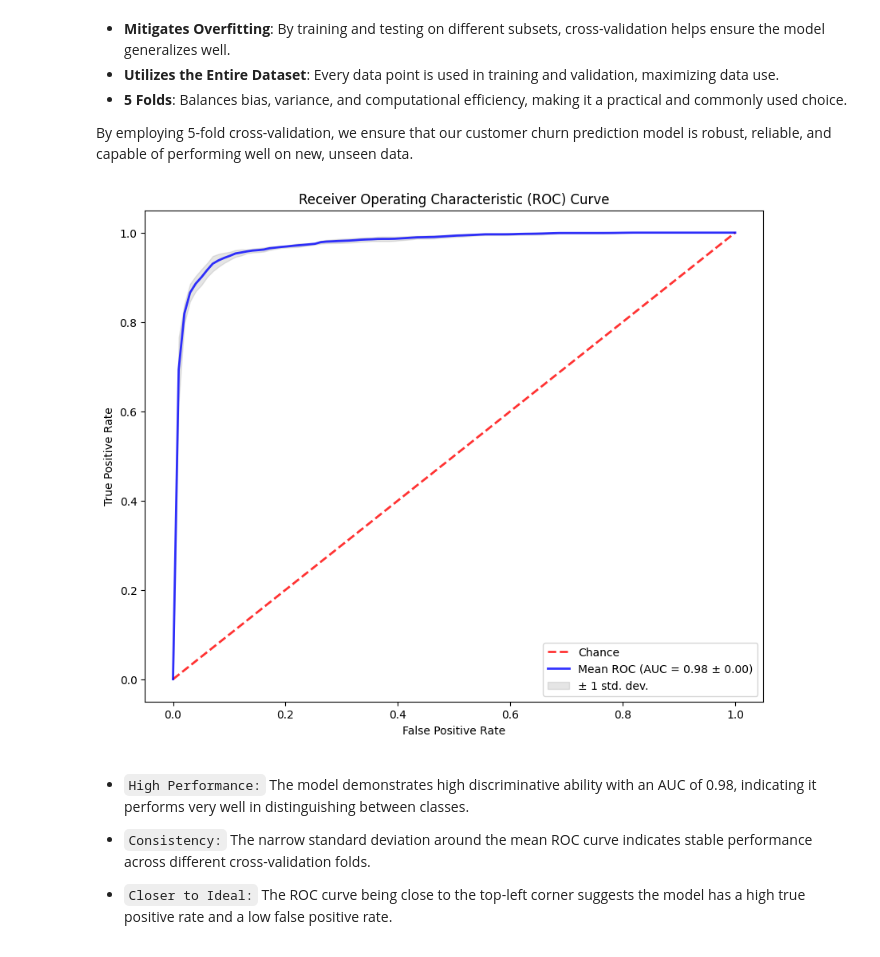
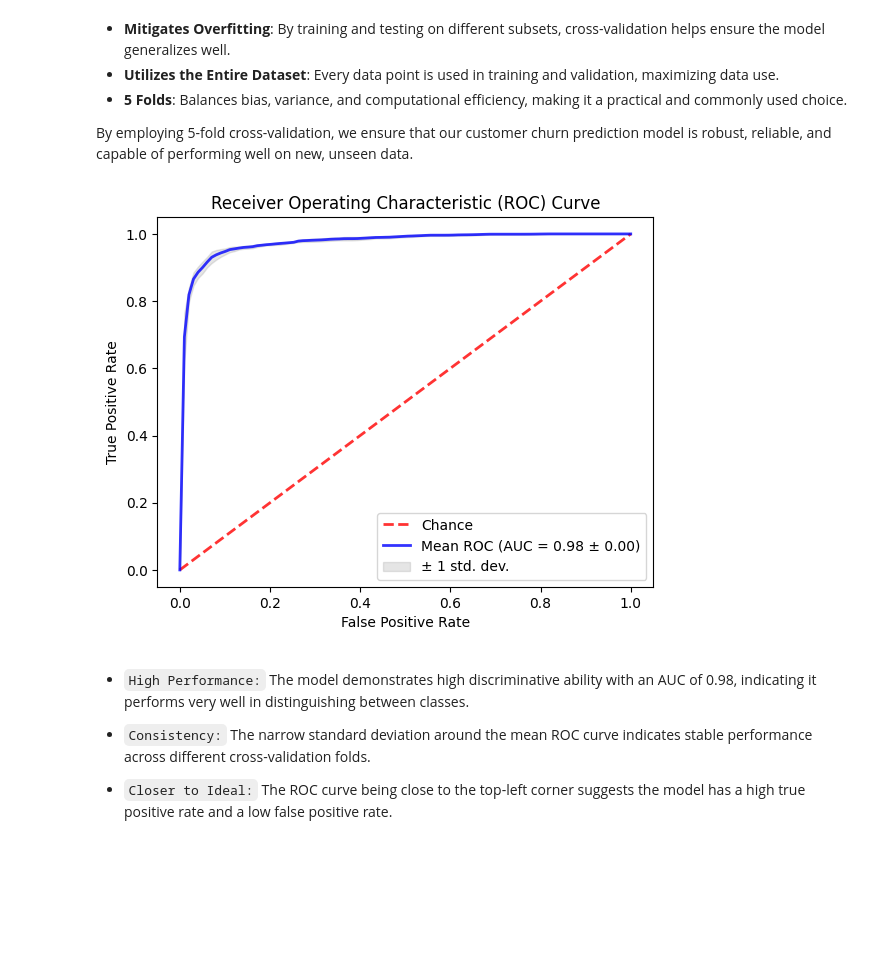
Before and after one commit to elishastanley/Churn-Prediction-Enhancing-Retention-with-Machine-Learning, a Jupyter notebook: Notebooks/main.ipynb, the cells around one changed output. Cells and saved outputs as stored; diff of their text form; code cells hidden in the pictures; blank space fills up the shorter version.

```diff
--- a/Notebooks/main.ipynb
+++ b/Notebooks/main.ipynb
@@ -955,31 +970,29 @@ plt.show()
 
 By employing 5-fold cross-validation, we ensure that our customer churn prediction model is robust, reliable, and capable of performing well on new, unseen data.
 # %%
-# Plotting the ROC Curve
-plt.figure(figsize=(10, 8))
 plt.plot([0, 1], [0, 1], linestyle='--', lw=2,
          color='r', label='Chance', alpha=.8)
 
 mean_tpr = np.mean(tprs, axis=0)
 mean_tpr[-1] = 1.0
 mean_auc = np.mean(aucs)
 std_auc = np.std(aucs)
 plt.plot(mean_fpr, mean_tpr, color='b', label=r'Mean ROC (AUC = %0.2f ± %0.2f)' %
          (mean_auc, std_auc), lw=2, alpha=.8)
 
 std_tpr = np.std(tprs, axis=0)
 tprs_upper = np.minimum(mean_tpr + std_tpr, 1)
 tprs_lower = np.maximum(mean_tpr - std_tpr, 0)
 plt.fill_between(mean_fpr, tprs_lower, tprs_upper,
                  color='grey', alpha=.2, label=r'± 1 std. dev.')
 
 plt.xlabel('False Positive Rate')
 plt.ylabel('True Positive Rate')
 plt.title('Receiver Operating Characteristic (ROC) Curve')
 plt.legend(loc='lower right')
 plt.show()
 # %% [output]
-[figure, old version]
+[figure, new version]
 # %% [markdown]
 - `High Performance:` The model demonstrates high discriminative ability with an AUC of 0.98, indicating it performs very well in distinguishing between classes.
 
```
Also changed, not shown: parts of 10 cells of this notebook.
